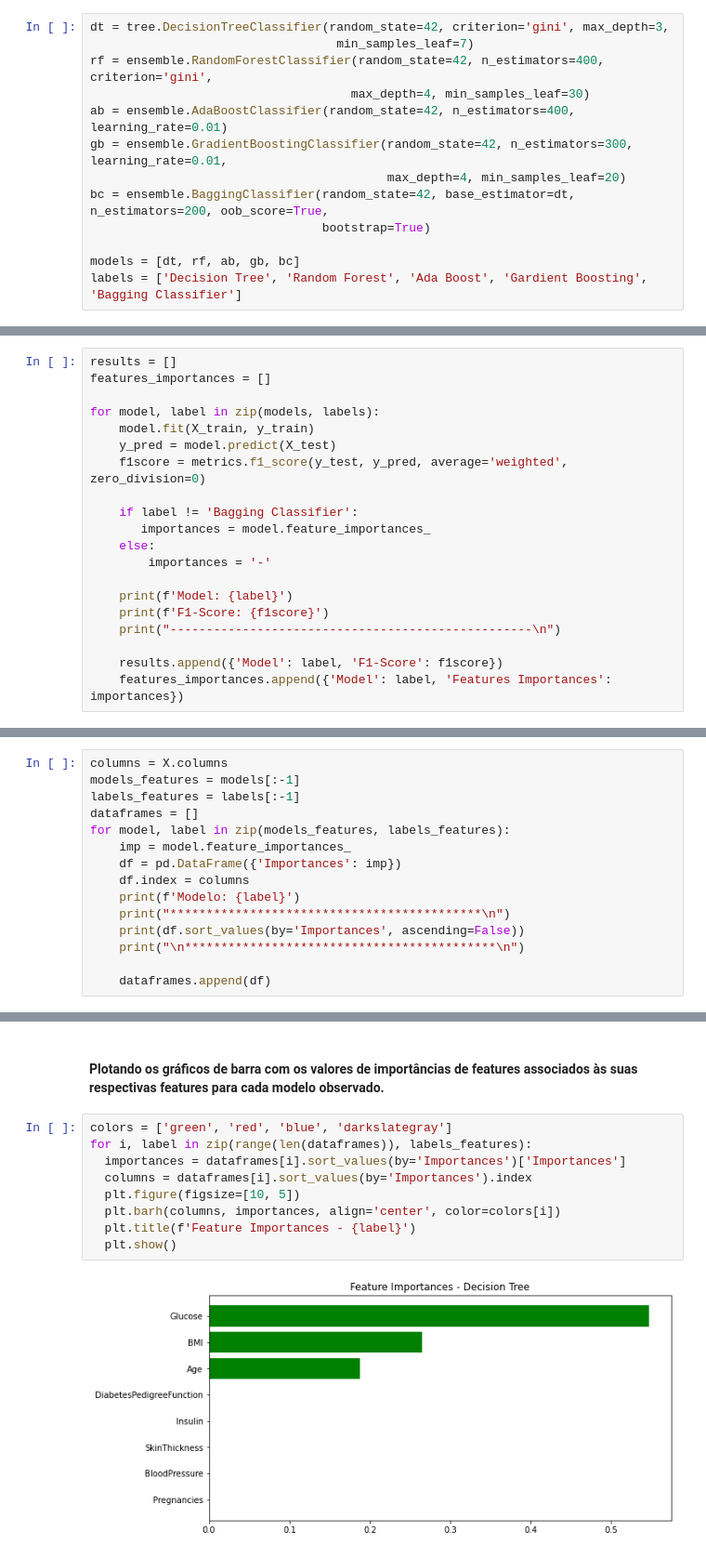
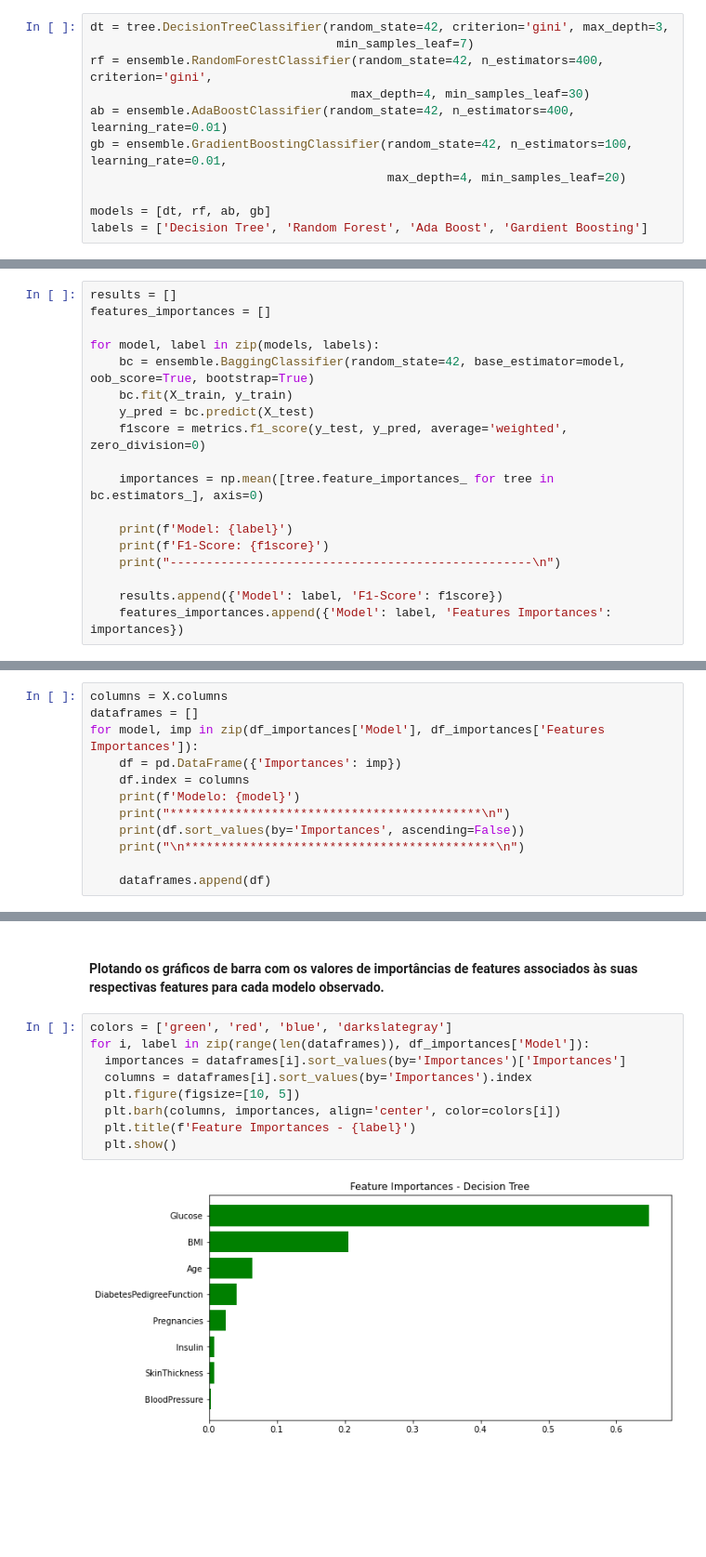
Before and after one commit to ruanfelipe7/machine_learning_activities, a Jupyter notebook: Lista10/Lista10.ipynb, the cells around one changed output, grey strips where cells are left out. Shown at 93% size. Drawn from its saved outputs; the diff is of its cells as text; blank space fills up the shorter version.

```diff
--- a/Lista10/Lista10.ipynb
+++ b/Lista10/Lista10.ipynb
@@ -300,13 +300,11 @@ dt = tree.DecisionTreeClassifier(random_state=42, criterion='gini', max_depth=3,
 rf = ensemble.RandomForestClassifier(random_state=42, n_estimators=400, criterion='gini',
                                     max_depth=4, min_samples_leaf=30)
 ab = ensemble.AdaBoostClassifier(random_state=42, n_estimators=400, learning_rate=0.01)
-gb = ensemble.GradientBoostingClassifier(random_state=42, n_estimators=300, learning_rate=0.01,
+gb = ensemble.GradientBoostingClassifier(random_state=42, n_estimators=100, learning_rate=0.01,
                                          max_depth=4, min_samples_leaf=20)
-bc = ensemble.BaggingClassifier(random_state=42, base_estimator=dt, n_estimators=200, oob_score=True,
-                                bootstrap=True)
 
-models = [dt, rf, ab, gb, bc]
-labels = ['Decision Tree', 'Random Forest', 'Ada Boost', 'Gardient Boosting', 'Bagging Classifier']
+models = [dt, rf, ab, gb]
+labels = ['Decision Tree', 'Random Forest', 'Ada Boost', 'Gardient Boosting']
 # %% [markdown]
 #### Treinando os modelos criados e observando a métrica f1-score atingida por cada um ao aplicar os dados de teste.
 # %%
@@ -314,14 +312,12 @@ results = []
 features_importances = []
 
 for model, label in zip(models, labels):
-    model.fit(X_train, y_train)
-    y_pred = model.predict(X_test)
+    bc = ensemble.BaggingClassifier(random_state=42, base_estimator=model, oob_score=True, bootstrap=True)
+    bc.fit(X_train, y_train)
+    y_pred = bc.predict(X_test)
     f1score = metrics.f1_score(y_test, y_pred, average='weighted', zero_division=0)
 
-    if label != 'Bagging Classifier':
-       importances = model.feature_importances_
-    else:
-        importances = '-'
+    importances = np.mean([tree.feature_importances_ for tree in bc.estimators_], axis=0)
 
     print(f'Model: {label}')
     print(f'F1-Score: {f1score}')
@@ -380,14 +370,11 @@ df_importances
 #### Os dataframes gerados são exibidos e também armazenados em uma lista.
 # %%
 columns = X.columns
-models_features = models[:-1]
-labels_features = labels[:-1]
 dataframes = []
-for model, label in zip(models_features, labels_features):
-    imp = model.feature_importances_
+for model, imp in zip(df_importances['Model'], df_importances['Features Importances']):
     df = pd.DataFrame({'Importances': imp})
     df.index = columns
-    print(f'Modelo: {label}')
+    print(f'Modelo: {model}')
     print("*******************************************\n")
     print(df.sort_values(by='Importances', ascending=False))
     print("\n*******************************************\n")
@@ -415,12 +402,12 @@ SkinThickness                0.013429
 #### Plotando os gráficos de barra com os valores de importâncias de features associados às suas respectivas features para cada modelo observado.
 # %%
 colors = ['green', 'red', 'blue', 'darkslategray']
-for i, label in zip(range(len(dataframes)), labels_features):
+for i, label in zip(range(len(dataframes)), df_importances['Model']):
   importances = dataframes[i].sort_values(by='Importances')['Importances']
   columns = dataframes[i].sort_values(by='Importances').index
   plt.figure(figsize=[10, 5])
   plt.barh(columns, importances, align='center', color=colors[i])
   plt.title(f'Feature Importances - {label}')
   plt.show()
 # %% [output]
-[figure, old version]
+[figure, new version]
```
Also changed, not shown: parts of 5 cells of this notebook, 1 other file.
